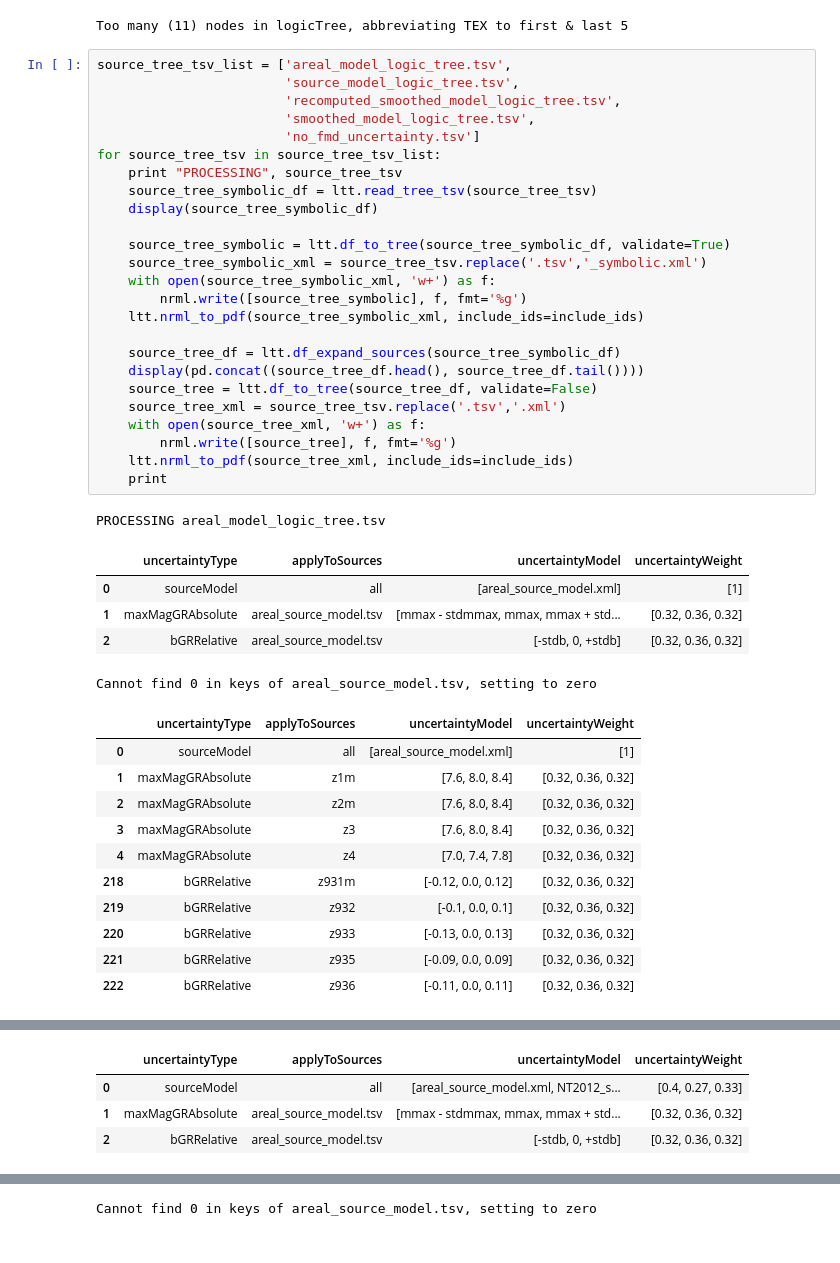
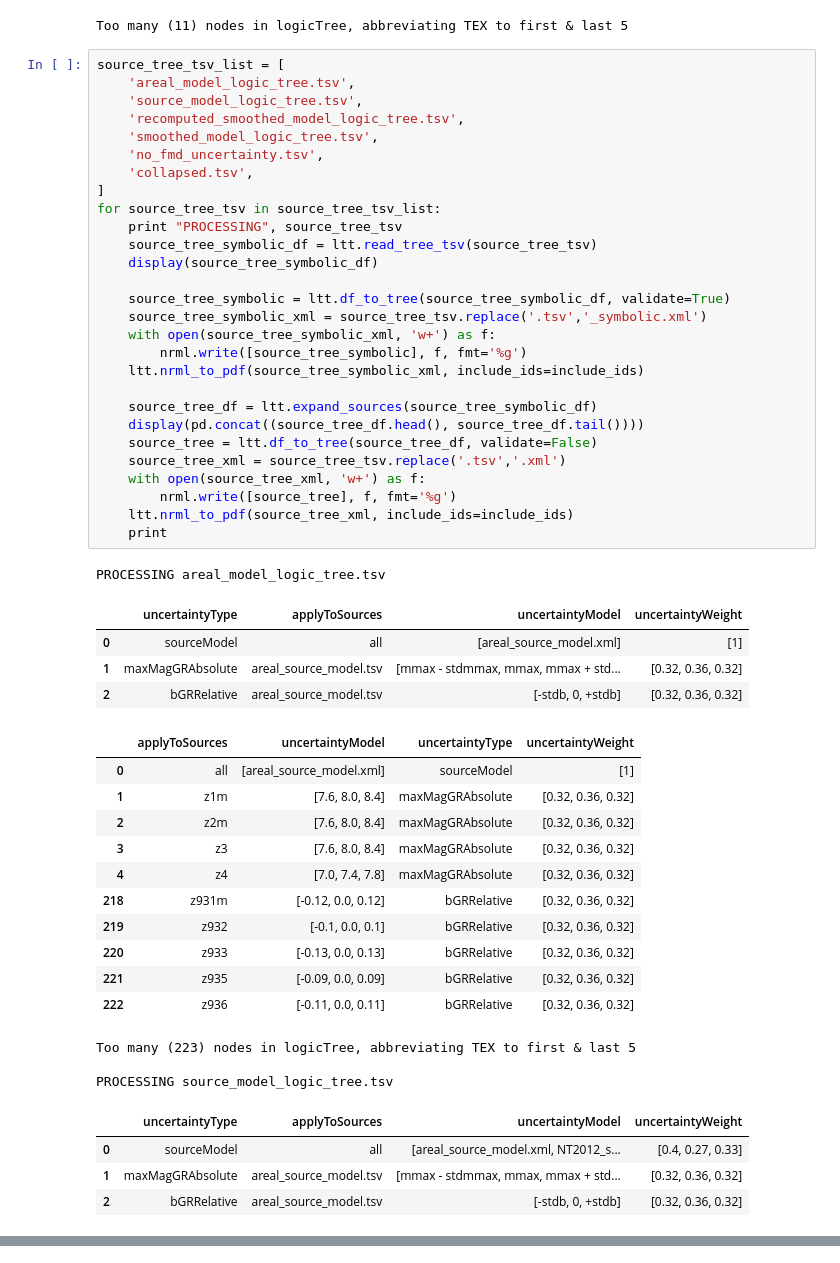
Before and after one commit to nackerley/indian-subcontinent-psha, a Jupyter notebook: Logic Trees/Logic trees for Nath & Thingbaijam (2012).ipynb, the cells around one changed output, grey strips where cells are left out. Saved outputs shown, nothing was run; the diff lists cells and outputs as text.

```diff
--- a/Logic Trees/Logic trees for Nath & Thingbaijam (2012).ipynb
+++ b/Logic Trees/Logic trees for Nath & Thingbaijam (2012).ipynb
@@ -99,45 +99,54 @@ ltt.nrml_to_pdf('example_source_model_logic_tree.xml', include_ids=include_ids)
 # %% [output]
 Too many (11) nodes in logicTree, abbreviating TEX to first & last 5
 # %%
-source_tree_tsv_list = ['areal_model_logic_tree.tsv',
-                        'source_model_logic_tree.tsv',
-                        'recomputed_smoothed_model_logic_tree.tsv',
-                        'smoothed_model_logic_tree.tsv',
-                        'no_fmd_uncertainty.tsv']
+source_tree_tsv_list = [
+    'areal_model_logic_tree.tsv',
+    'source_model_logic_tree.tsv',
+    'recomputed_smoothed_model_logic_tree.tsv',
+    'smoothed_model_logic_tree.tsv',
+    'no_fmd_uncertainty.tsv',
+    'collapsed.tsv',
+]
 for source_tree_tsv in source_tree_tsv_list:
     print "PROCESSING", source_tree_tsv
     source_tree_symbolic_df = ltt.read_tree_tsv(source_tree_tsv)
     display(source_tree_symbolic_df)
 
     source_tree_symbolic = ltt.df_to_tree(source_tree_symbolic_df, validate=True)
     source_tree_symbolic_xml = source_tree_tsv.replace('.tsv','_symbolic.xml')
     with open(source_tree_symbolic_xml, 'w+') as f:
         nrml.write([source_tree_symbolic], f, fmt='%g')
     ltt.nrml_to_pdf(source_tree_symbolic_xml, include_ids=include_ids)
 
-    source_tree_df = ltt.df_expand_sources(source_tree_symbolic_df)
+    source_tree_df = ltt.expand_sources(source_tree_symbolic_df)
     display(pd.concat((source_tree_df.head(), source_tree_df.tail())))
     source_tree = ltt.df_to_tree(source_tree_df, validate=False)
     source_tree_xml = source_tree_tsv.replace('.tsv','.xml')
     with open(source_tree_xml, 'w+') as f:
         nrml.write([source_tree], f, fmt='%g')
     ltt.nrml_to_pdf(source_tree_xml, include_ids=include_ids)
     print
 # %% [output]
 PROCESSING areal_model_logic_tree.tsv
 |  | uncertaintyType | applyToSources | uncertaintyModel | uncertaintyWeight |
 | 0 | sourceModel | all | [areal_source_model.xml] | [1] |
 | 1 | maxMagGRAbsolute | areal_source_model.tsv | [mmax - stdmmax, mmax, mmax + std... | [0.32, 0.36, 0.32] |
 | 2 | bGRRelative | areal_source_model.tsv | [-stdb, 0, +stdb] | [0.32, 0.36, 0.32] |
+|  | applyToSources | uncertaintyModel | uncertaintyType | uncertaintyWeight |
+| 0 | all | [areal_source_model.xml] | sourceModel | [1] |
+| 1 | z1m | [7.6, 8.0, 8.4] | maxMagGRAbsolute | [0.32, 0.36, 0.32] |
+| 2 | z2m | [7.6, 8.0, 8.4] | maxMagGRAbsolute | [0.32, 0.36, 0.32] |
+| 3 | z3 | [7.6, 8.0, 8.4] | maxMagGRAbsolute | [0.32, 0.36, 0.32] |
+| 4 | z4 | [7.0, 7.4, 7.8] | maxMagGRAbsolute | [0.32, 0.36, 0.32] |
+| 218 | z931m | [-0.12, 0.0, 0.12] | bGRRelative | [0.32, 0.36, 0.32] |
+| 219 | z932 | [-0.1, 0.0, 0.1] | bGRRelative | [0.32, 0.36, 0.32] |
+| 220 | z933 | [-0.13, 0.0, 0.13] | bGRRelative | [0.32, 0.36, 0.32] |
+| 221 | z935 | [-0.09, 0.0, 0.09] | bGRRelative | [0.32, 0.36, 0.32] |
+| 222 | z936 | [-0.11, 0.0, 0.11] | bGRRelative | [0.32, 0.36, 0.32] |
-Cannot find 0 in keys of areal_source_model.tsv, setting to zero
+Too many (223) nodes in logicTree, abbreviating TEX to first & last 5
+
+PROCESSING source_model_logic_tree.tsv
-|  | uncertaintyType | applyToSources | uncertaintyModel | uncertaintyWeight |
-| 0 | sourceModel | all | [areal_source_model.xml] | [1] |
-| 1 | maxMagGRAbsolute | z1m | [7.6, 8.0, 8.4] | [0.32, 0.36, 0.32] |
-| 2 | maxMagGRAbsolute | z2m | [7.6, 8.0, 8.4] | [0.32, 0.36, 0.32] |
-| 3 | maxMagGRAbsolute | z3 | [7.6, 8.0, 8.4] | [0.32, 0.36, 0.32] |
-| 4 | maxMagGRAbsolute | z4 | [7.0, 7.4, 7.8] | [0.32, 0.36, 0.32] |
-| 218 | bGRRelative | z931m | [-0.12, 0.0, 0.12] | [0.32, 0.36, 0.32] |
-| 219 | bGRRelative | z932 | [-0.1, 0.0, 0.1] | [0.32, 0.36, 0.32] |
-| 220 | bGRRelative | z933 | [-0.13, 0.0, 0.13] | [0.32, 0.36, 0.32] |
-| 221 | bGRRelative | z935 | [-0.09, 0.0, 0.09] | [0.32, 0.36, 0.32] |
-| 222 | bGRRelative | z936 | [-0.11, 0.0, 0.11] | [0.32, 0.36, 0.32] |
+|  | uncertaintyType | applyToSources | uncertaintyModel | uncertaintyWeight |
+| 0 | sourceModel | all | [areal_source_model.xml, NT2012_s... | [0.4, 0.27, 0.33] |
+| 1 | maxMagGRAbsolute | areal_source_model.tsv | [mmax - stdmmax, mmax, mmax + std... | [0.32, 0.36, 0.32] |
+| 2 | bGRRelative | areal_source_model.tsv | [-stdb, 0, +stdb] | [0.32, 0.36, 0.32] |
@@ -147,4 +166,0 @@ PROCESSING source_model_logic_tree.tsv
-|  | uncertaintyType | applyToSources | uncertaintyModel | uncertaintyWeight |
-| 0 | sourceModel | all | [areal_source_model.xml, NT2012_s... | [0.4, 0.27, 0.33] |
-| 1 | maxMagGRAbsolute | areal_source_model.tsv | [mmax - stdmmax, mmax, mmax + std... | [0.32, 0.36, 0.32] |
-| 2 | bGRRelative | areal_source_model.tsv | [-stdb, 0, +stdb] | [0.32, 0.36, 0.32] |
@@ -170 +190,0 @@ PROCESSING recomputed_smoothed_model_logic_tree.tsv
-Cannot find 0 in keys of areal_source_model.tsv, setting to zero
```
Also changed, not shown: parts of 3 cells of this notebook, 10 other files.
